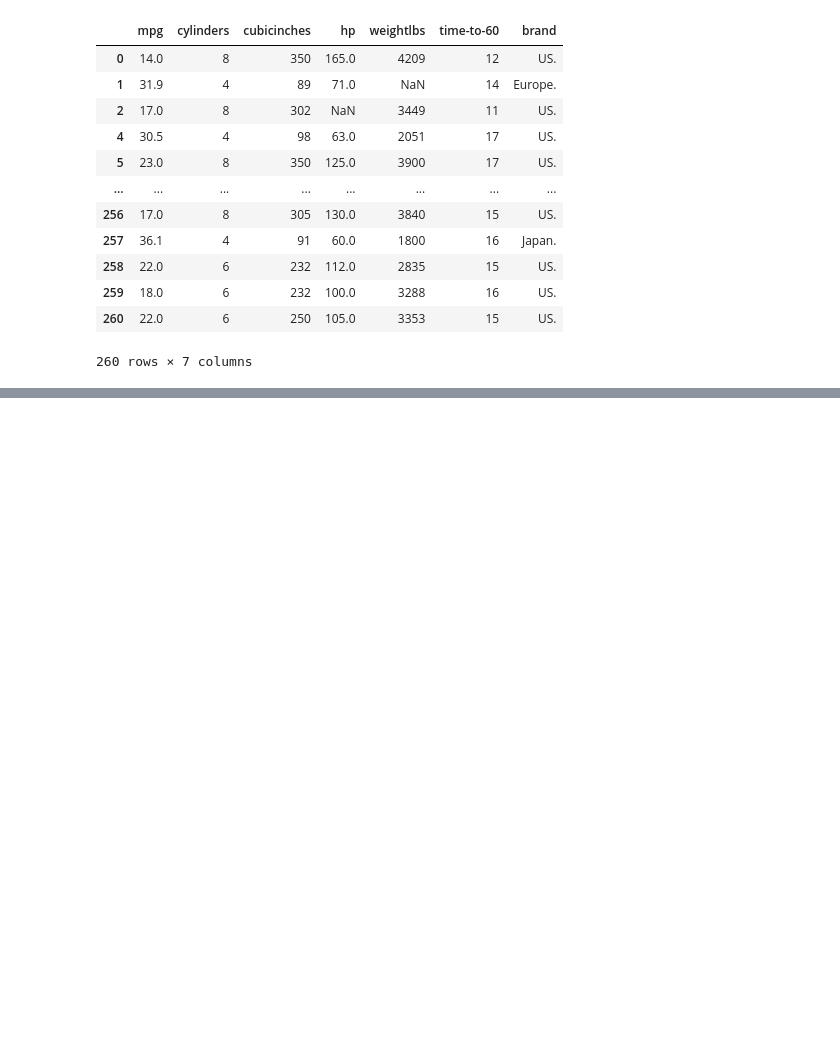
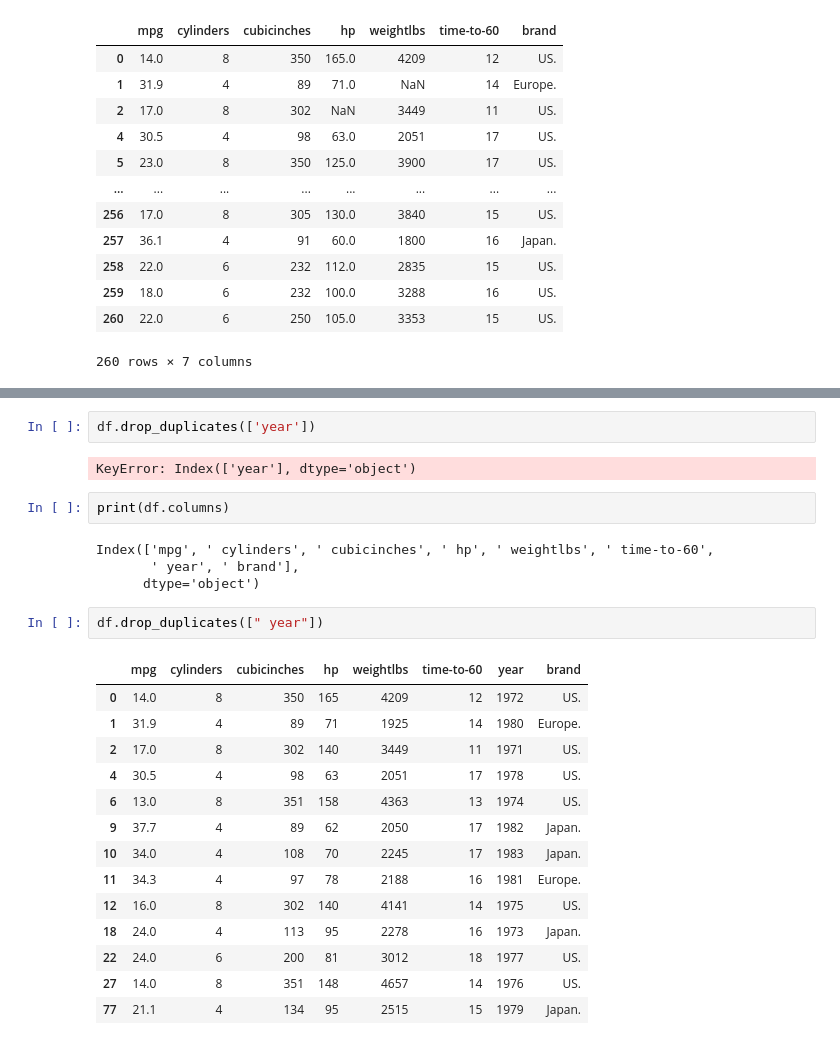
Before and after one commit to baxronovferuz1/DataScience_Np, a Jupyter notebook: Numpy_Pandas_practice.ipynb, the cells around one changed output, grey strips where cells are left out. Cells and saved outputs as stored; diff of their text form; blank space fills up the shorter version.

Commit message:
drop duplicates,rename practice

```diff
--- a/Numpy_Pandas_practice.ipynb
+++ b/Numpy_Pandas_practice.ipynb
@@ -1701,0 +1785,27 @@ df.dropna(subset=["cylinders","brand"])
+# %%
+df.drop_duplicates(['year'])
+# %% [output]
+KeyError: Index(['year'], dtype='object')
+# %%
+print(df.columns)
+# %% [output]
+Index(['mpg', ' cylinders', ' cubicinches', ' hp', ' weightlbs', ' time-to-60',
+       ' year', ' brand'],
+      dtype='object')
+# %%
+df.drop_duplicates([" year"])
+# %% [output]
+|  | mpg | cylinders | cubicinches | hp | weightlbs | time-to-60 | year | brand |
+| 0 | 14.0 | 8 | 350 | 165 | 4209 | 12 | 1972 | US. |
+| 1 | 31.9 | 4 | 89 | 71 | 1925 | 14 | 1980 | Europe. |
+| 2 | 17.0 | 8 | 302 | 140 | 3449 | 11 | 1971 | US. |
+| 4 | 30.5 | 4 | 98 | 63 | 2051 | 17 | 1978 | US. |
+| 6 | 13.0 | 8 | 351 | 158 | 4363 | 13 | 1974 | US. |
+| 9 | 37.7 | 4 | 89 | 62 | 2050 | 17 | 1982 | Japan. |
+| 10 | 34.0 | 4 | 108 | 70 | 2245 | 17 | 1983 | Japan. |
+| 11 | 34.3 | 4 | 97 | 78 | 2188 | 16 | 1981 | Europe. |
+| 12 | 16.0 | 8 | 302 | 140 | 4141 | 14 | 1975 | US. |
+| 18 | 24.0 | 4 | 113 | 95 | 2278 | 16 | 1973 | Japan. |
+| 22 | 24.0 | 6 | 200 | 81 | 3012 | 18 | 1977 | US. |
+| 27 | 14.0 | 8 | 351 | 148 | 4657 | 14 | 1976 | US. |
+| 77 | 21.1 | 4 | 134 | 95 | 2515 | 15 | 1979 | Japan. |
```
Also changed, not shown: parts of 10 cells of this notebook.
